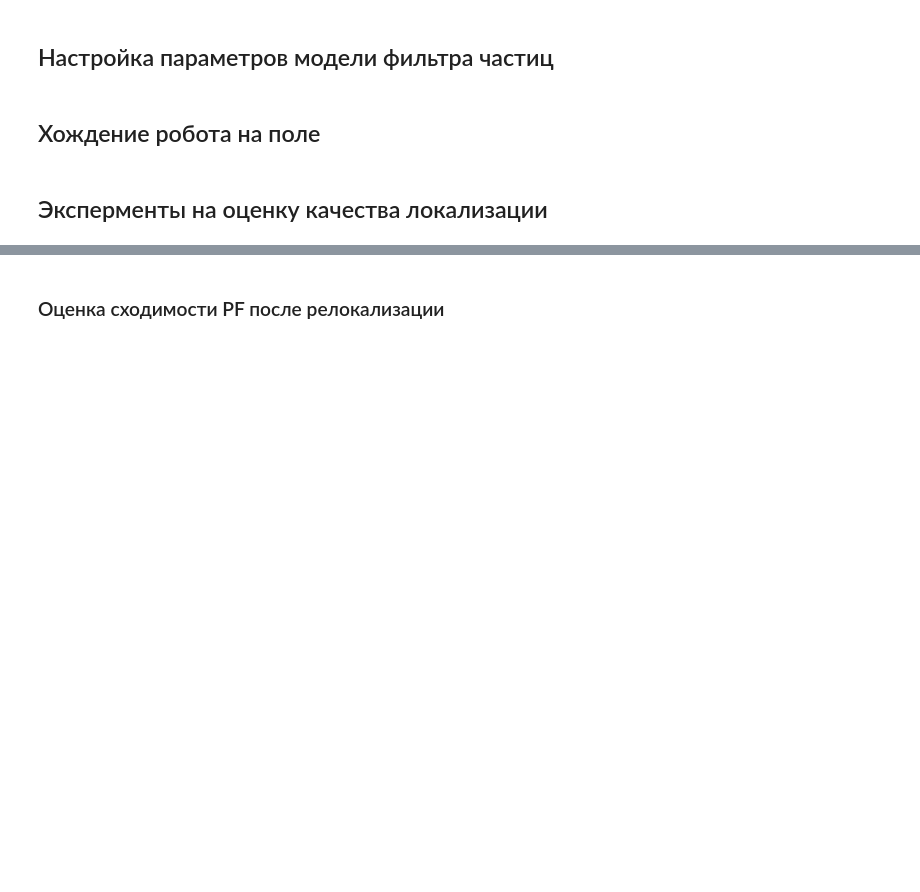
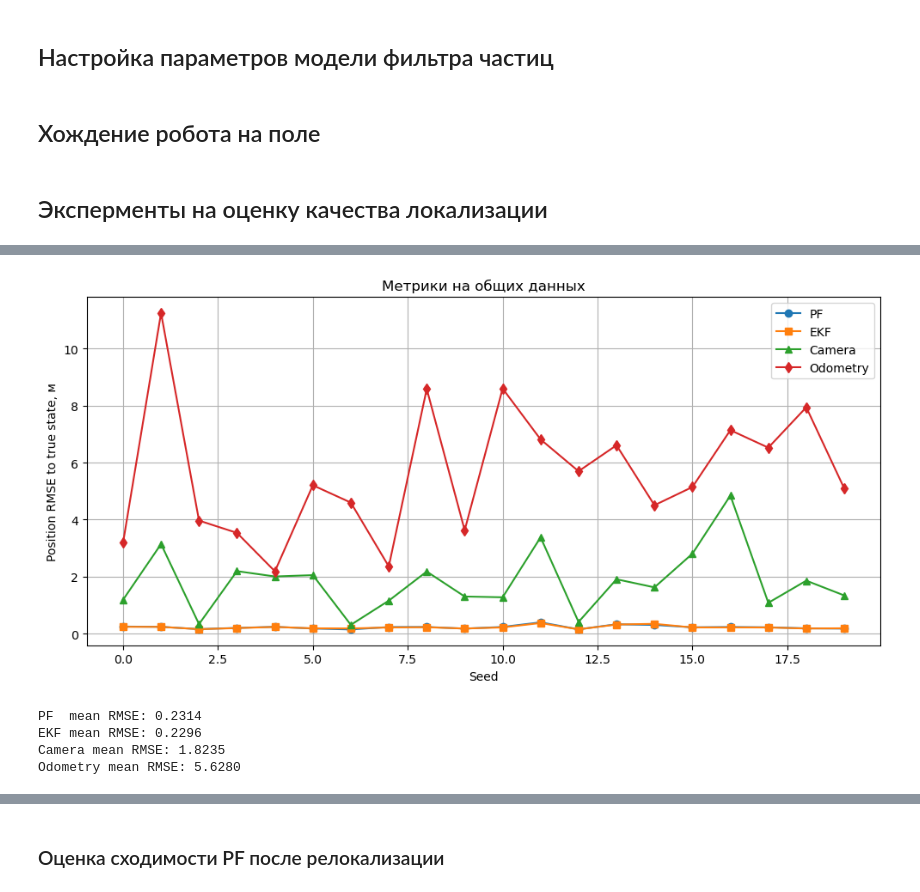
Before and after one commit to PavelKrWork/Monte_Carlo_robot_localization, a Jupyter notebook: experiments/Particle_filter.ipynb, the cells around one changed output, grey strips where cells are left out. Drawn from its saved outputs; the diff is of its cells as text; code cells hidden in the pictures; blank space fills up the shorter version.

```diff
--- a/experiments/Particle_filter.ipynb
+++ b/experiments/Particle_filter.ipynb
@@ -298,0 +430,27 @@ print(np.mean(no_pf_ideal_rmses))
+# %%
+fig, ax_rmse = plt.subplots(figsize=(10, 5))
+
+ax_rmse.plot(np.arange(n), pf_rmses, 'o-', label="PF")
+ax_rmse.plot(np.arange(n), ekf_rmses, 's-', label="EKF")
+ax_rmse.plot(np.arange(n), camera_rmses, '^-', label="Camera")
+ax_rmse.plot(np.arange(n), odom_rmses, 'd-', label="Odometry")
+
+ax_rmse.set_xlabel("Seed")
+ax_rmse.set_ylabel("Position RMSE to true state, м")
+ax_rmse.set_title("Метрики на общих данных")
+ax_rmse.legend()
+ax_rmse.grid()
+
+plt.tight_layout()
+plt.show()
+
+print(f"PF  mean RMSE: {pf_rmses.mean():.4f}")
+print(f"EKF mean RMSE: {ekf_rmses.mean():.4f}")
+print(f"Camera mean RMSE: {camera_rmses.mean():.4f}")
+print(f"Odometry mean RMSE: {odom_rmses.mean():.4f}")
+# %% [output]
+[figure, added]
+PF  mean RMSE: 0.2314
+EKF mean RMSE: 0.2296
+Camera mean RMSE: 1.8235
+Odometry mean RMSE: 5.6280
```
Also changed, not shown: parts of 25 cells of this notebook, 3 other files.
